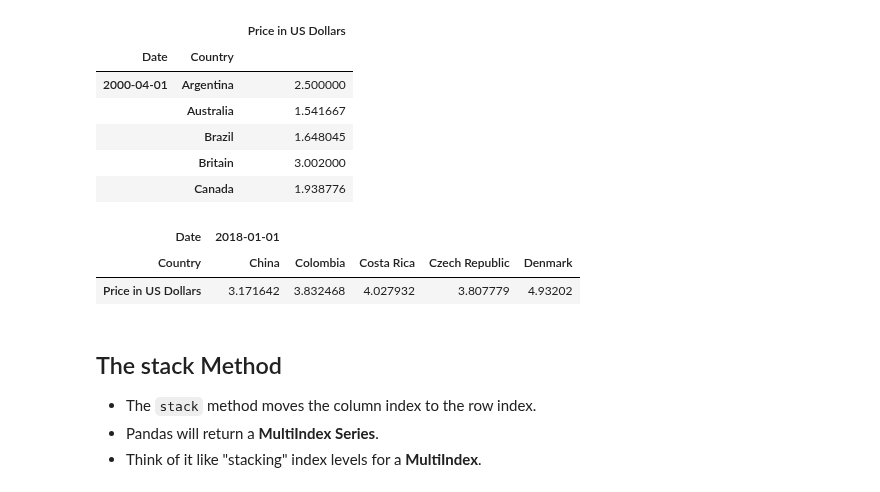
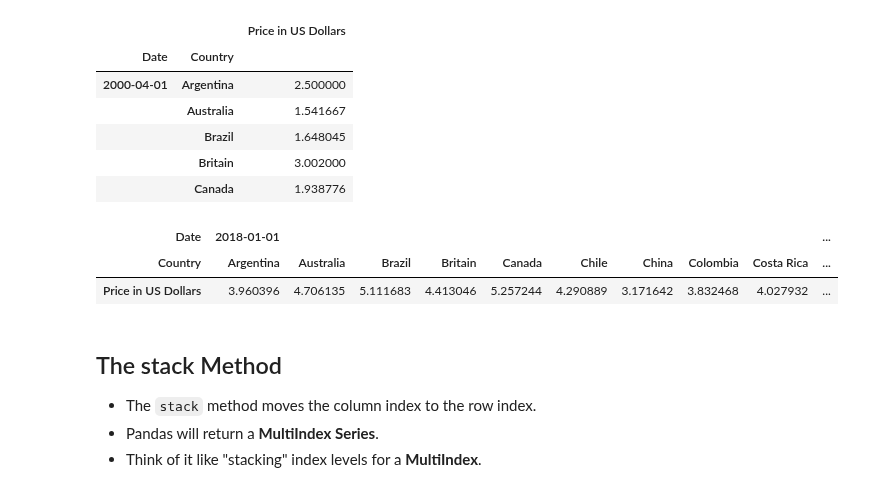
Before and after one commit to danielle-gan/pandas-test-playground, a Jupyter notebook: Incomplete/08 - MultiIndex.ipynb, the cells around one changed output. Saved outputs shown, nothing was run; the diff lists cells and outputs as text; code cells hidden in the pictures.

```diff
--- a/Incomplete/08 - MultiIndex.ipynb
+++ b/Incomplete/08 - MultiIndex.ipynb
@@ -291,14 +291,14 @@ bigmac.head()
 |  | Britain | 3.002000 |
 |  | Canada | 1.938776 |
 # %%
-start = ("2018-01-01", "China")
+start = ("2018-01-01", "Argentina")
 end = ("2018-01-01", "Denmark")
 
 bigmac.loc[start:end].transpose()
 # %% [output]
-| Date | 2018-01-01 |  |  |  |  |
-| Country | China | Colombia | Costa Rica | Czech Republic | Denmark |
-| Price in US Dollars | 3.171642 | 3.832468 | 4.027932 | 3.807779 | 4.93202 |
+| Date | 2018-01-01 |  |  |  |  |  |  |  |  | ... |
+| Country | Argentina | Australia | Brazil | Britain | Canada | Chile | China | Colombia | Costa Rica | ... |
+| Price in US Dollars | 3.960396 | 4.706135 | 5.111683 | 4.413046 | 5.257244 | 4.290889 | 3.171642 | 3.832468 | 4.027932 | ... |
 # %% [markdown]
 ## The stack Method
 - The `stack` method moves the column index to the row index.
```
Also changed, not shown: parts of 10 cells of this notebook.
